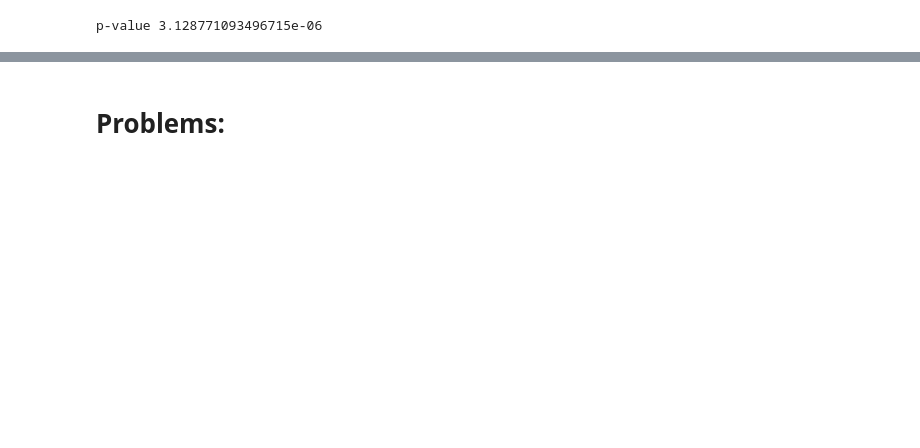
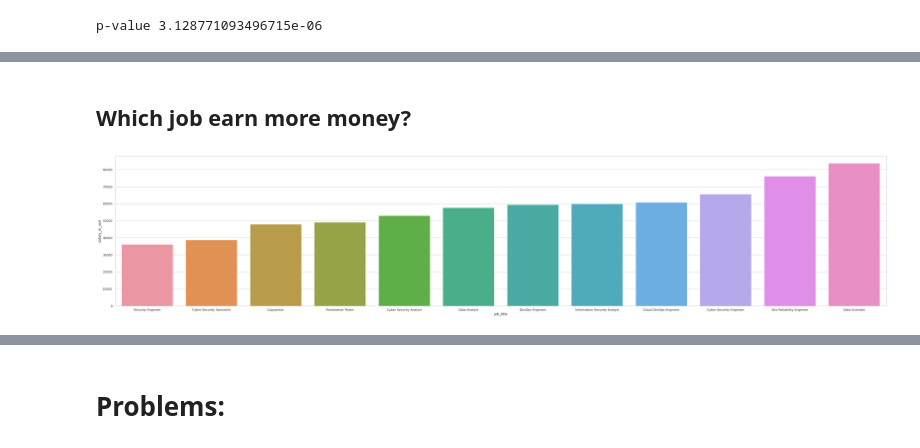
Before and after one commit to wen0705/A-Comparative-Analysis-of-Global-Remote-Work-Salaries, a Jupyter notebook: src/Salary_Analysis.ipynb, the cells around one changed output, grey strips where cells are left out. Drawn from its saved outputs; the diff is of its cells as text; code cells hidden in the pictures; blank space fills up the shorter version.

```diff
--- a/src/Salary_Analysis.ipynb
+++ b/src/Salary_Analysis.ipynb
@@ -312,0 +225,19 @@ dataset[dataset.job_title == 'Linux Infrastructure Developer']
+# %% [markdown]
+## Which job earn more money?
+# %%
+fig, ax = plt.subplots(figsize=(50,10))
+
+pure_data_2020_FT = pure_data_2020_def[pure_data_2020_def.employment_type =='FT' ]
+pure_data_2020_FT = (
+    pure_data_2020_FT.groupby(["job_title","experience_level"])
+    .mean()
+    .reset_index()
+)
+pure_data_2020_FT_en = pure_data_2020_FT[pure_data_2020_FT.experience_level == 1]
+pure_data_2020_FT_en = pure_data_2020_FT_en.sort_values('salary_in_usd')
+sns.set_theme(style="whitegrid")
+sns.color_palette("rocket")
+ax = sns.barplot("job_title", "salary_in_usd", data=pure_data_2020_FT_en)
+plt.savefig('junior_salary_plot_2020.png')
+# %% [output]
+[figure, added]
```
Also changed, not shown: parts of 25 cells of this notebook.
